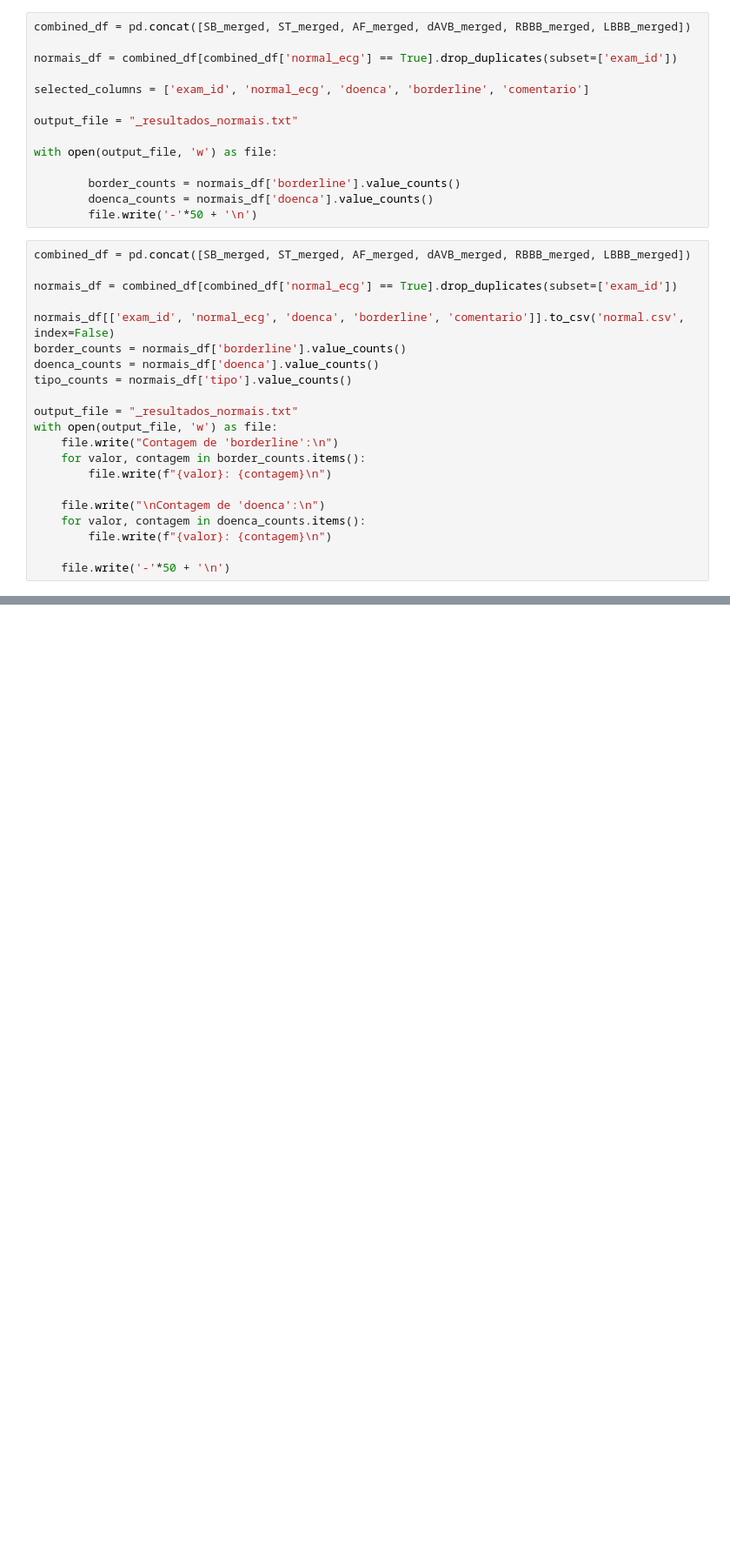
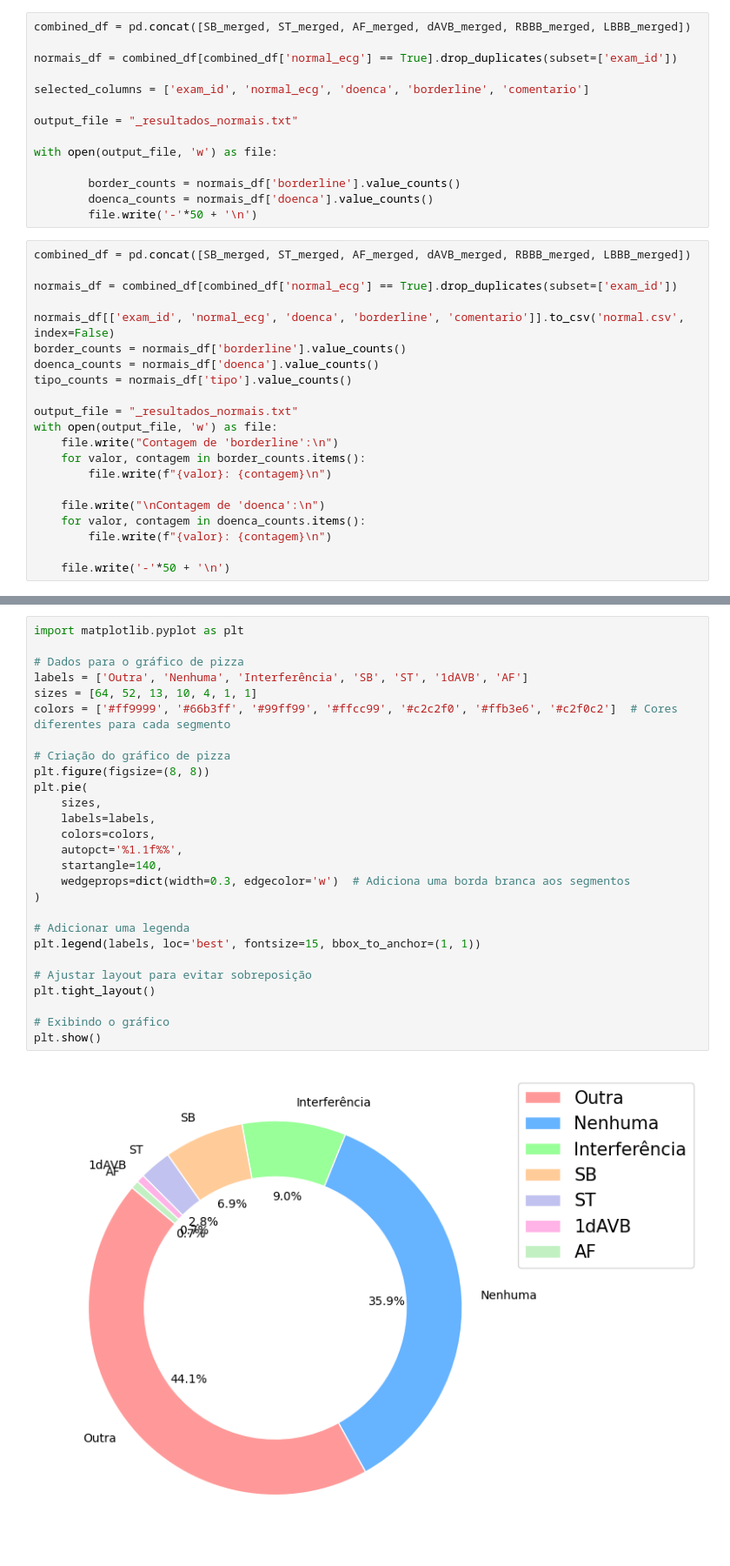
Before and after one commit to pedrobacelar28/Clustering-Paper, a Jupyter notebook: Projeto/Geração das Amostras/resultados/_analisar_resultados.ipynb, the cells around one changed output, grey strips where cells are left out. Shown at 87% size. Saved outputs shown, nothing was run; the diff lists cells and outputs as text; blank space fills up the shorter version.

```diff
--- a/Projeto/Geração das Amostras/resultados/_analisar_resultados.ipynb
+++ b/Projeto/Geração das Amostras/resultados/_analisar_resultados.ipynb
@@ -130,0 +145,29 @@ with open(output_file, 'w') as file:
+# %%
+import matplotlib.pyplot as plt
+
+# Dados para o gráfico de pizza
+labels = ['Outra', 'Nenhuma', 'Interferência', 'SB', 'ST', '1dAVB', 'AF']
+sizes = [64, 52, 13, 10, 4, 1, 1]
+colors = ['#ff9999', '#66b3ff', '#99ff99', '#ffcc99', '#c2c2f0', '#ffb3e6', '#c2f0c2']  # Cores diferentes para cada segmento
+
+# Criação do gráfico de pizza
+plt.figure(figsize=(8, 8))
+plt.pie(
+    sizes,
+    labels=labels,
+    colors=colors,
+    autopct='%1.1f%%',
+    startangle=140,
+    wedgeprops=dict(width=0.3, edgecolor='w')  # Adiciona uma borda branca aos segmentos
+)
+
+# Adicionar uma legenda
+plt.legend(labels, loc='best', fontsize=15, bbox_to_anchor=(1, 1))
+
+# Ajustar layout para evitar sobreposição
+plt.tight_layout()
+
+# Exibindo o gráfico
+plt.show()
+# %% [output]
+[figure, added]
```
Also changed, not shown: parts of 2 cells of this notebook, 12 other files.
